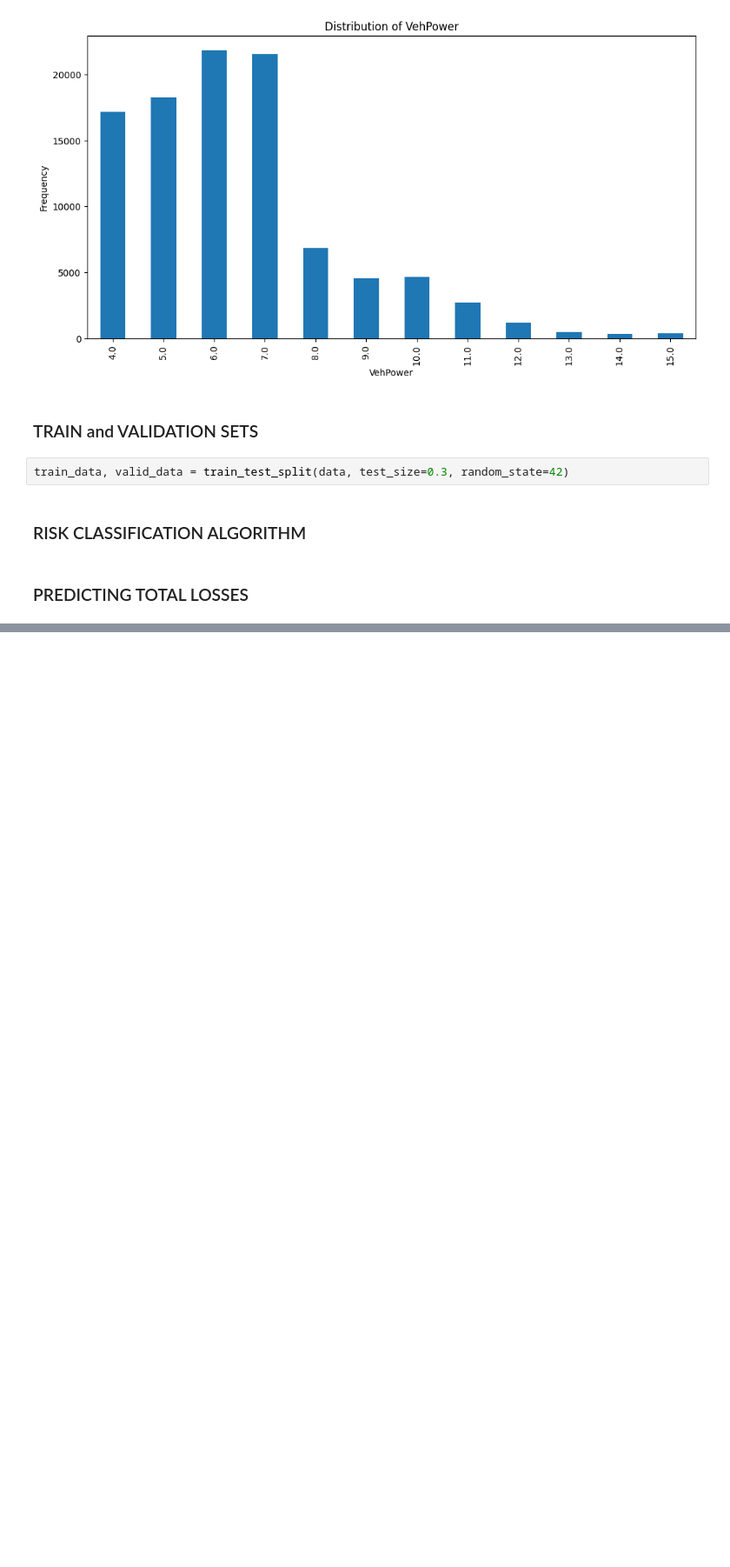
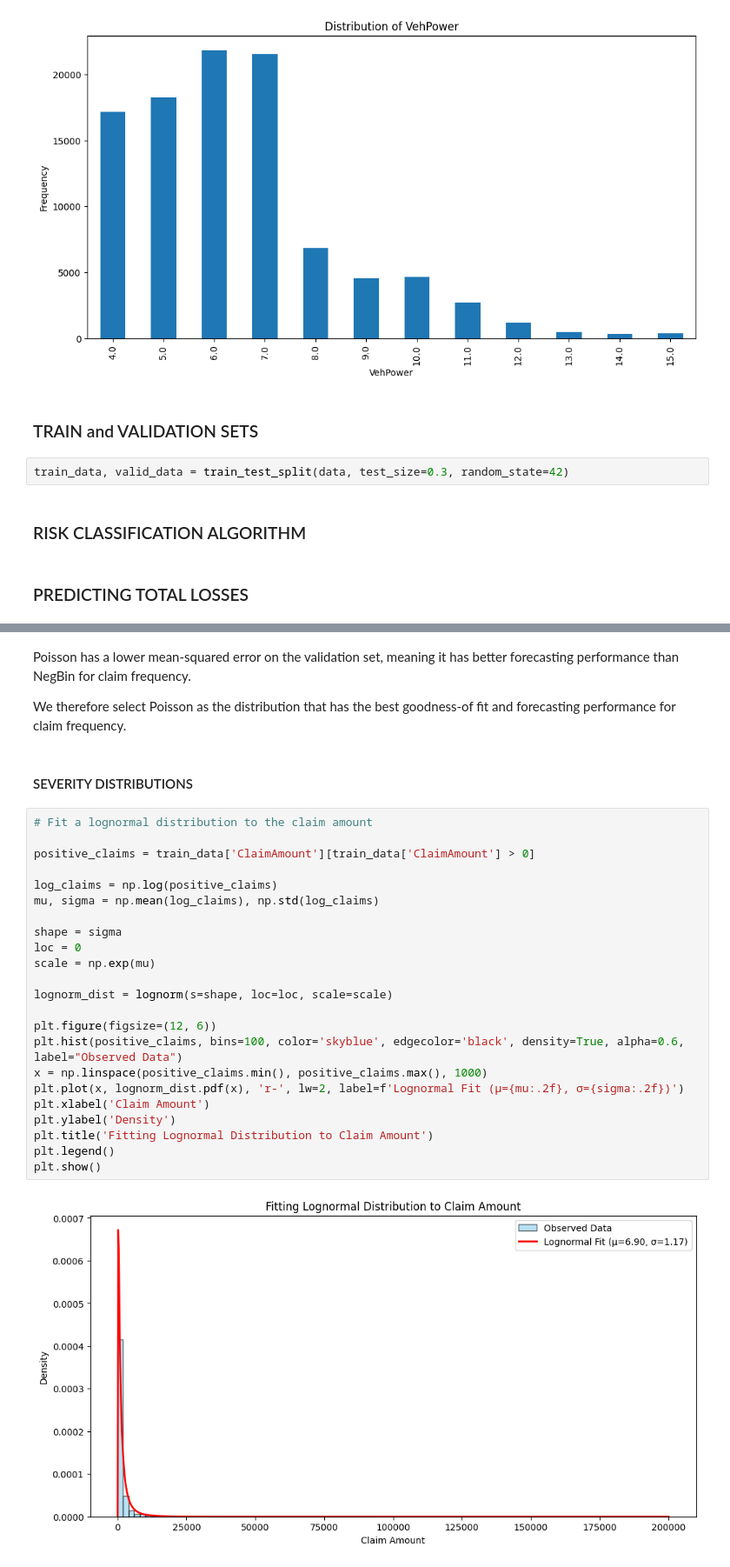
Before and after one commit to YanisFht/Assurance_Assignment, a Jupyter notebook: main.ipynb, the cells around one changed output, grey strips where cells are left out. Shown: that part at 87% size. Cells and saved outputs as stored; diff of their text form; blank space fills up the shorter version.

```diff
--- a/main.ipynb
+++ b/main.ipynb
@@ -59,0 +134,31 @@ train_data, valid_data = train_test_split(data, test_size=0.3, random_state=42)
+# %% [markdown]
+Poisson has a lower mean-squared error on the validation set, meaning it has better forecasting performance than NegBin for claim frequency.
+
+We therefore select Poisson as the distribution that has the best goodness-of fit and forecasting performance for claim frequency.
+# %% [markdown]
+#### SEVERITY DISTRIBUTIONS
+# %%
+# Fit a lognormal distribution to the claim amount
+
+positive_claims = train_data['ClaimAmount'][train_data['ClaimAmount'] > 0]
+
+log_claims = np.log(positive_claims)
+mu, sigma = np.mean(log_claims), np.std(log_claims)
+
+shape = sigma
+loc = 0
+scale = np.exp(mu)
+
+lognorm_dist = lognorm(s=shape, loc=loc, scale=scale)
+
+plt.figure(figsize=(12, 6))
+plt.hist(positive_claims, bins=100, color='skyblue', edgecolor='black', density=True, alpha=0.6, label="Observed Data")
+x = np.linspace(positive_claims.min(), positive_claims.max(), 1000)
+plt.plot(x, lognorm_dist.pdf(x), 'r-', lw=2, label=f'Lognormal Fit (μ={mu:.2f}, σ={sigma:.2f})')
+plt.xlabel('Claim Amount')
+plt.ylabel('Density')
+plt.title('Fitting Lognormal Distribution to Claim Amount')
+plt.legend()
+plt.show()
+# %% [output]
+[figure, added]
```
Also changed, not shown: parts of 20 cells of this notebook.
